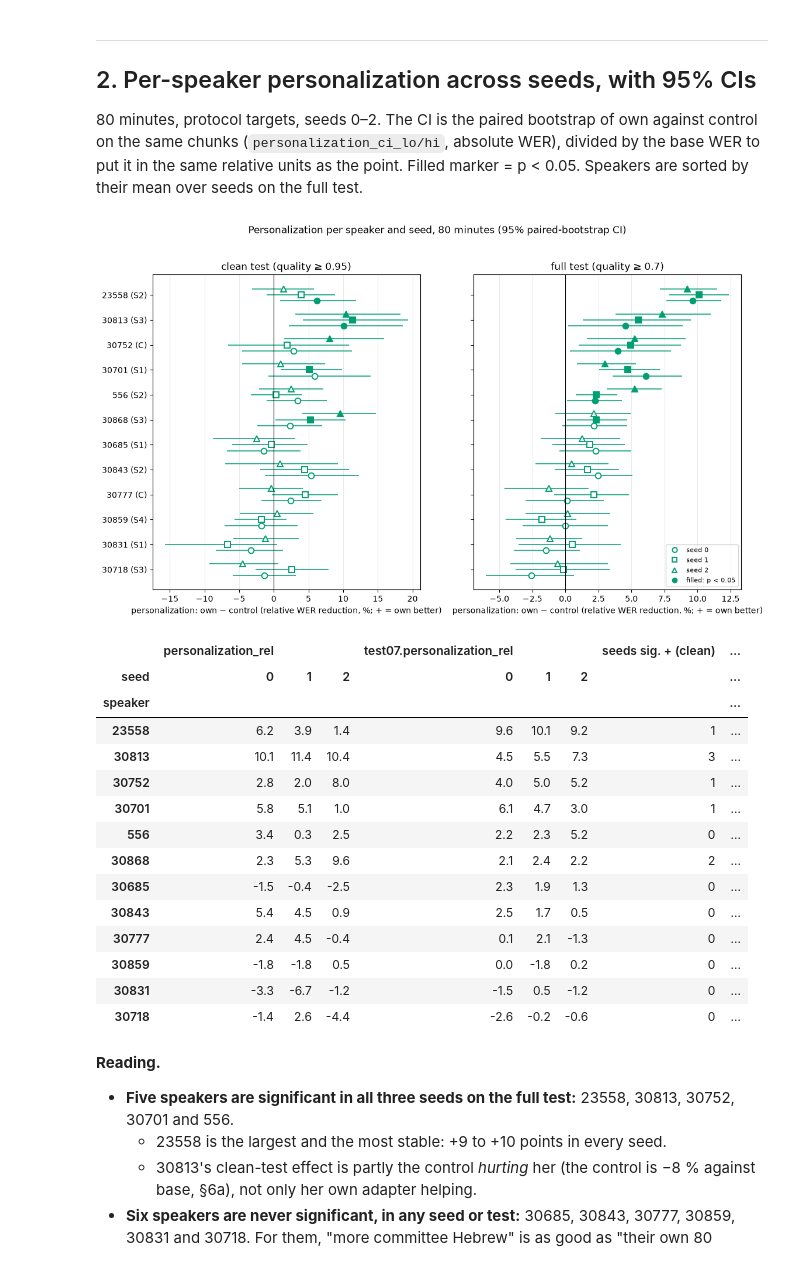
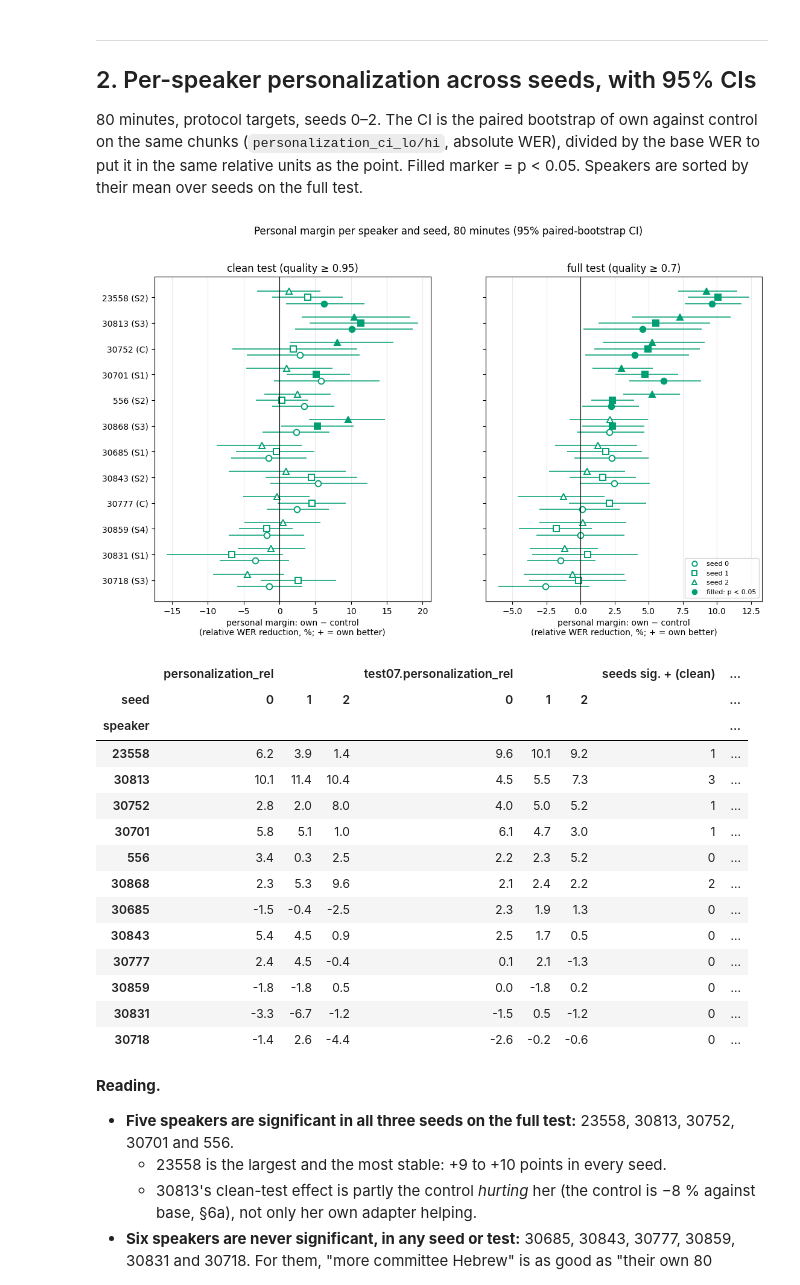
Before and after one commit to hadasy-tau/deep-learning-project, a Jupyter notebook: notebooks/training_run3_figures.ipynb, the cells around one changed output. Saved outputs shown, nothing was run; the diff lists cells and outputs as text; code cells hidden in the pictures.

```diff
--- a/notebooks/training_run3_figures.ipynb
+++ b/notebooks/training_run3_figures.ipynb
@@ -112,7 +112,7 @@ Seed 0, protocol targets. Each dot is one speaker; the bar and the number are th
 # %%
 s0 = own[(own.targets == 'protocol') & (own.seed == 0)]
 ROLES = [('delta_rel', C_OWN, 'own adapter'), ('control_delta_rel', C_CTRL, "control (others' audio)"),
-         ('personalization_rel', C_PERS, 'personalization = own − control')]
+         ('personalization_rel', C_PERS, 'personal margin = own − control')]
 rng = np.random.default_rng(0)
 fig, axes = plt.subplots(1, 2, figsize=(13, 4.6), sharey=True)
 for ax, (pre, name) in zip(axes, TESTS.items()):
@@ -128,7 +128,7 @@ for ax, (pre, name) in zip(axes, TESTS.items()):
     ax.set_title(name); ax.grid(axis='y', alpha=.25)
 axes[0].set_ylabel('relative WER change vs base (%), + = better')
 axes[0].legend(loc='upper left', fontsize=8, frameon=False)
-fig.suptitle('Own adapter, control and personalization by training budget (seed 0, 12 speakers)', y=1.01)
+fig.suptitle('Own adapter, control and personal margin by training budget (seed 0, 12 speakers)', y=1.01)
 save('budget_own_control_personalization'); plt.show()
 
 def sig_pos(d, p, eff): return int(((d[p] < .05) & (d[eff] > 0)).sum())
@@ -139,10 +139,10 @@ for b in [5, 20, 80]:
     for pre, name in TESTS.items():
         rows.append({'budget': b, 'test': name.split(' (')[0],
                      'own %': 100 * d[pre + 'delta_rel'].median(), 'control %': 100 * d[pre + 'control_delta_rel'].median(),
-                     'personalization %': 100 * d[pre + 'personalization_rel'].median(),
+                     'personal margin %': 100 * d[pre + 'personalization_rel'].median(),
                      'own sig. better than base': sig_pos(d, pre + 'p_boot', pre + 'delta_rel'),
-                     'personalization sig. +': sig_pos(d, pre + 'personalization_p', pre + 'personalization_rel'),
-                     'personalization sig. −': sig_neg(d, pre + 'personalization_p', pre + 'personalization_rel')})
+                     'personal margin sig. +': sig_pos(d, pre + 'personalization_p', pre + 'personalization_rel'),
+                     'personal margin sig. −': sig_neg(d, pre + 'personalization_p', pre + 'personalization_rel')})
 pd.DataFrame(rows).round(1)
 # %% [output]
 [figure]
@@ -174,31 +174,31 @@ units as the point. Filled marker = p < 0.05. Speakers are sorted by their mean
 # %%
 order = WIN.groupby('speaker')['test07.personalization_rel'].mean().sort_values().index
 fig, axes = plt.subplots(1, 2, figsize=(13, 7), sharey=True)
 for ax, (pre, name) in zip(axes, TESTS.items()):
     for y, spk in enumerate(order):
         for s in [0, 1, 2]:
             r = WIN[(WIN.speaker == spk) & (WIN.seed == s)].iloc[0]
             yy, base = y + (s - 1) * .24, r[pre + 'wer_base']
             lo, hi = 100 * r[pre + 'personalization_ci_lo'] / base, 100 * r[pre + 'personalization_ci_hi'] / base
             v, sig = 100 * r[pre + 'personalization_rel'], r[pre + 'personalization_p'] < .05
             ax.hlines(yy, lo, hi, color=C_PERS, lw=1.4, alpha=.8)
             ax.plot(v, yy, SEED_MARK[s], ms=7, color=C_PERS, mfc=C_PERS if sig else 'white', mew=1.4)
     ax.axvline(0, color='k', lw=.8); ax.grid(axis='x', alpha=.25)
-    ax.set_title(name); ax.set_xlabel('personalization: own − control (relative WER reduction, %; + = own better)')
+    ax.set_title(name); ax.set_xlabel('personal margin: own − control\n(relative WER reduction, %; + = own better)')
 axes[0].set_yticks(range(len(order)), [f'{s} ({PROFILE[s]})' for s in order])
 handles = [Line2D([], [], marker=SEED_MARK[s], ls='', color=C_PERS, mfc='white', mew=1.4, label=f'seed {s}') for s in [0, 1, 2]]
 handles += [Line2D([], [], marker='o', ls='', color=C_PERS, label='filled: p < 0.05')]
 axes[1].legend(handles=handles, loc='lower right', fontsize=8)
-fig.suptitle('Personalization per speaker and seed, 80 minutes (95% paired-bootstrap CI)', y=1.0)
+fig.suptitle('Personal margin per speaker and seed, 80 minutes (95% paired-bootstrap CI)', y=1.0)
 save('personalization_per_speaker_seeds'); plt.show()
 
 t = WIN.pivot_table(index='speaker', columns='seed', values=['personalization_rel', 'test07.personalization_rel'])
 t = (100 * t).round(1)
 t['seeds sig. + (clean)'] = WIN.groupby('speaker')[list(WIN.columns.drop('speaker'))].apply(lambda d: sig_pos(d, 'personalization_p', 'personalization_rel'))
 t['seeds sig. + (full)'] = WIN.groupby('speaker')[list(WIN.columns.drop('speaker'))].apply(lambda d: sig_pos(d, 'test07.personalization_p', 'test07.personalization_rel'))
 t.loc[order[::-1]]
 # %% [output]
-[figure, old version]
+[figure, new version]
 |  | personalization_rel |  |  | test07.personalization_rel |  |  | seeds sig. + (clean) | ... |
 | seed | 0 | 1 | 2 | 0 | 1 | 2 |  | ... |
 | speaker |  |  |  |  |  |  |  | ... |
```
Also changed, not shown: parts of 9 cells of this notebook, 20 other files.
